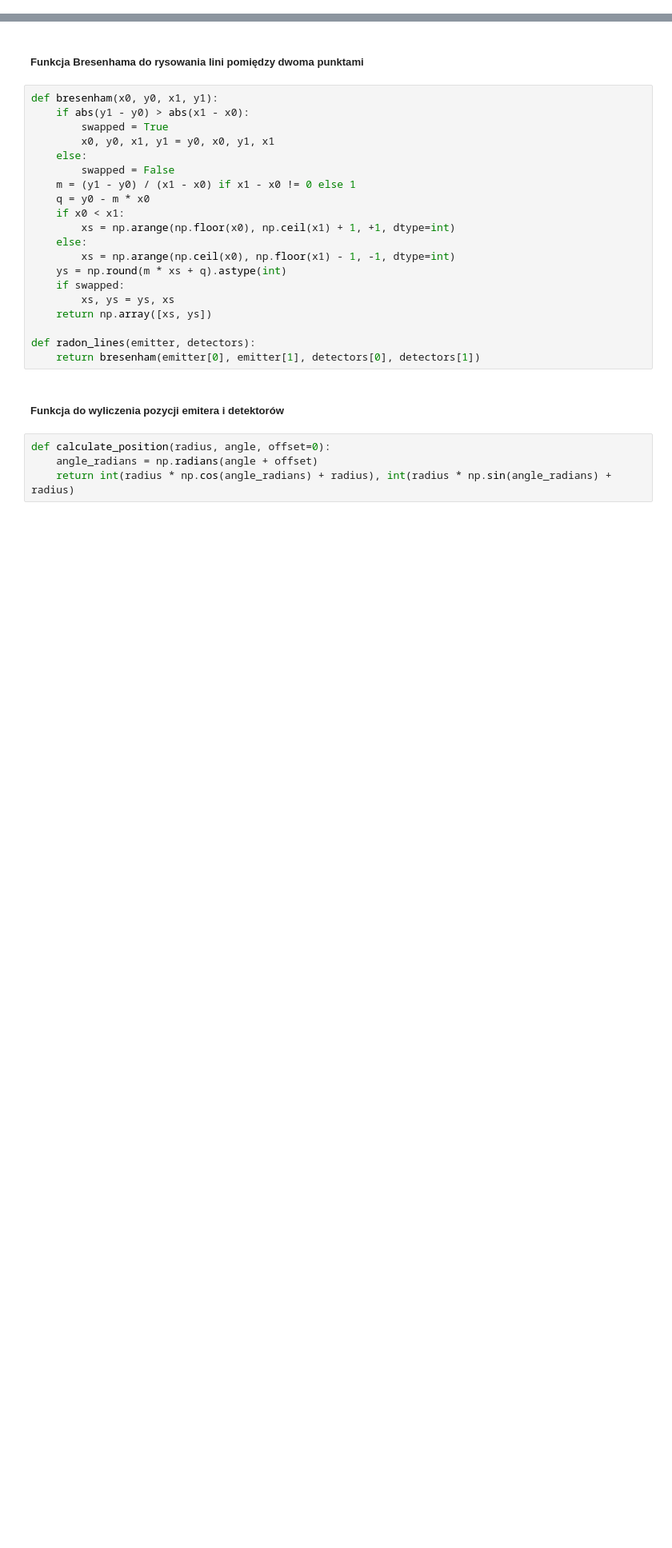
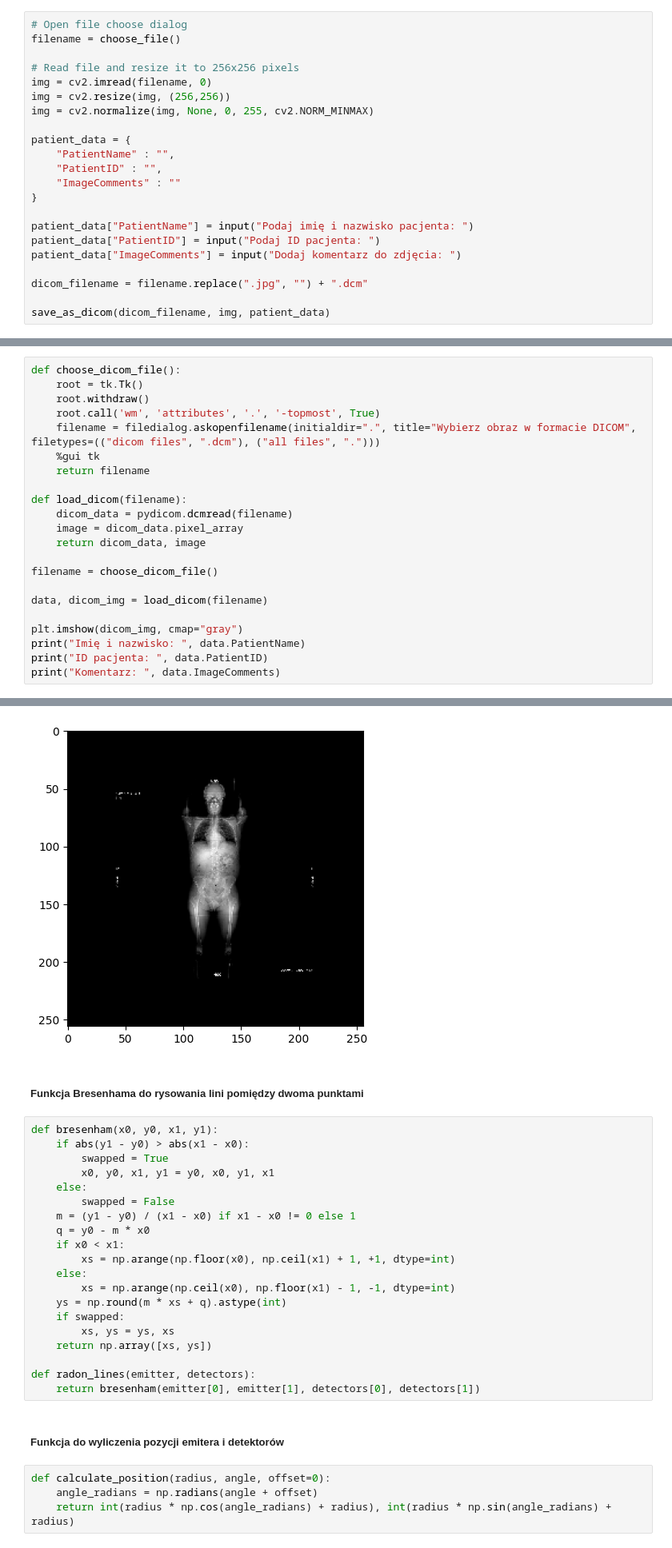
Before and after one commit to JanOdwazny/tomograf, a Jupyter notebook: tomograf.ipynb, the cells around one changed output, grey strips where cells are left out. Shown at 80% size. Cells and saved outputs as stored; diff of their text form; blank space fills up the shorter version.

Commit message:
DICOM file compatibility

```diff
--- a/tomograf.ipynb
+++ b/tomograf.ipynb
@@ -51,0 +119,22 @@ ax2.imshow(padded_img, cmap="gray")
+# %%
+# Open file choose dialog
+filename = choose_file()
+
+# Read file and resize it to 256x256 pixels
+img = cv2.imread(filename, 0)
+img = cv2.resize(img, (256,256))
+img = cv2.normalize(img, None, 0, 255, cv2.NORM_MINMAX)
+
+patient_data = {
+    "PatientName" : "",
+    "PatientID" : "",
+    "ImageComments" : ""
+}
+
+patient_data["PatientName"] = input("Podaj imię i nazwisko pacjenta: ")
+patient_data["PatientID"] = input("Podaj ID pacjenta: ")
+patient_data["ImageComments"] = input("Dodaj komentarz do zdjęcia: ")
+
+dicom_filename = filename.replace(".jpg", "") + ".dcm"
+
+save_as_dicom(dicom_filename, img, patient_data)
@@ -51,0 +143,23 @@ ax2.imshow(padded_img, cmap="gray")
+# %%
+def choose_dicom_file():
+    root = tk.Tk()
+    root.withdraw()
+    root.call('wm', 'attributes', '.', '-topmost', True)
+    filename = filedialog.askopenfilename(initialdir=".", title="Wybierz obraz w formacie DICOM", filetypes=(("dicom files", ".dcm"), ("all files", ".")))
+    %gui tk
+    return filename
+
+def load_dicom(filename):
+    dicom_data = pydicom.dcmread(filename)
+    image = dicom_data.pixel_array
+    return dicom_data, image
+
+filename = choose_dicom_file()
+
+data, dicom_img = load_dicom(filename)
+
+plt.imshow(dicom_img, cmap="gray")
+print("Imię i nazwisko: ", data.PatientName)
+print("ID pacjenta: ", data.PatientID)
+print("Komentarz: ", data.ImageComments)
+# %% [output]
@@ -52,3 +169,4 @@ ax2.imshow(padded_img, cmap="gray")
+[figure, added]
 # %% [markdown]
 ##### Funkcja Bresenhama do rysowania lini pomiędzy dwoma punktami
 # %%
```
Also changed, not shown: parts of 18 cells of this notebook.
